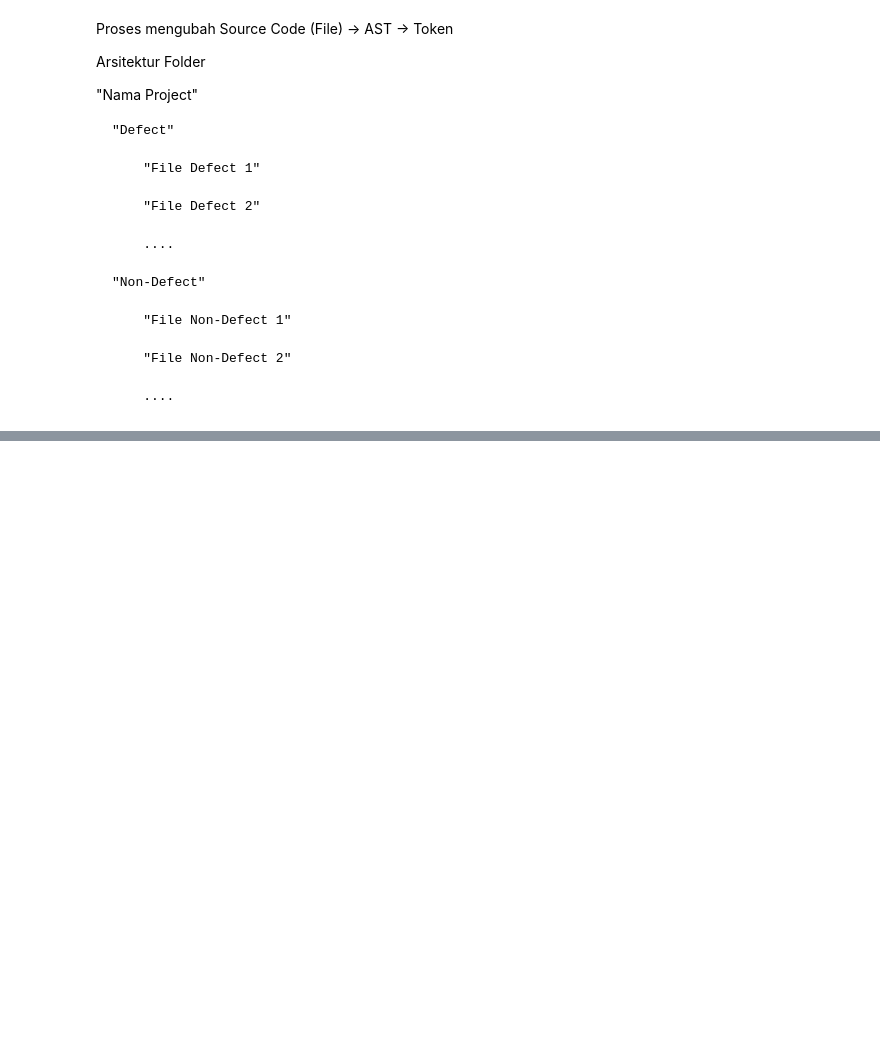
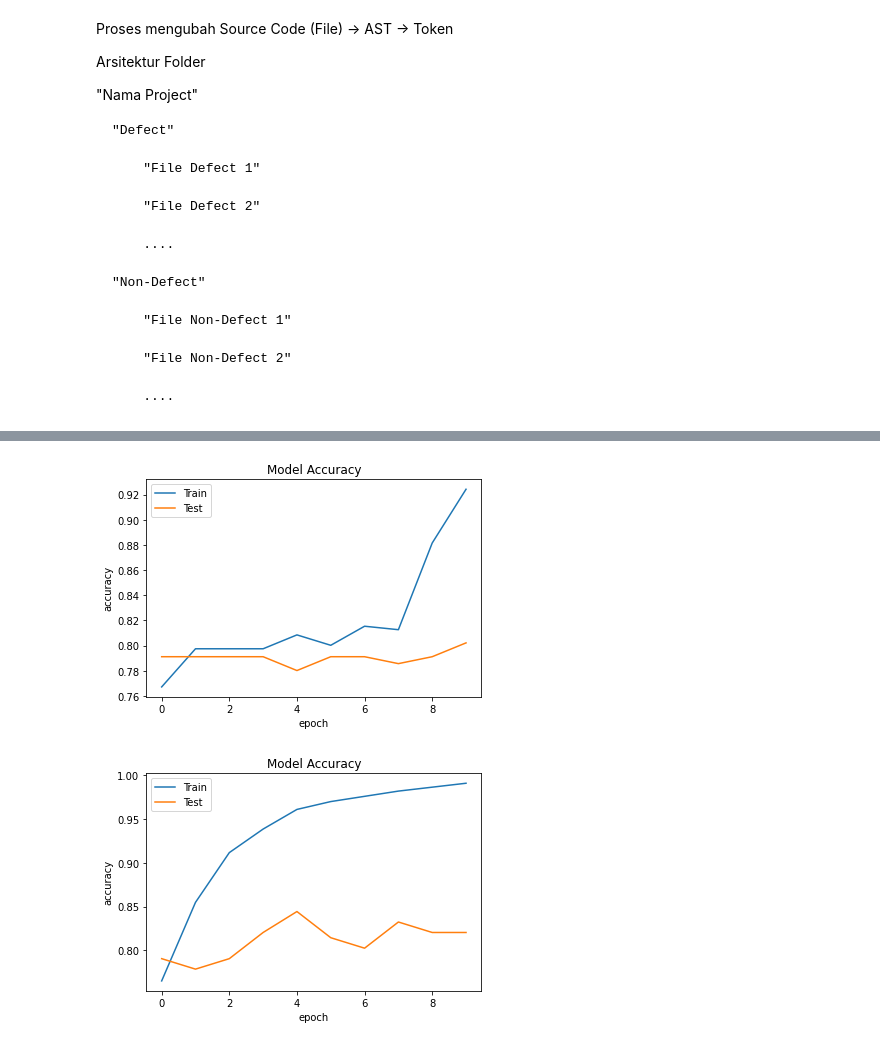
Before and after one commit to djrl10/SKRIPSI, a Jupyter notebook: LSTM_SDP.ipynb, the cells around one changed output, grey strips where cells are left out. Drawn from its saved outputs; the diff is of its cells as text; code cells hidden in the pictures; blank space fills up the shorter version.

```diff
--- a/LSTM_SDP.ipynb
+++ b/LSTM_SDP.ipynb
@@ -479,0 +515,9 @@ for key in datasets.keys():
+# %%
+# model fit
+results = dict()
+for key in datasets.keys():
+  hasil = model2.fit(padded_trains[key], label_trains[key], epochs=10,
+                    steps_per_epoch =14, validation_data=(padded_tests[key], label_tests[key]), verbose=2,
+                    validation_steps=14)
+  print(hasil.history['accuracy'])
+  results.update({key:hasil})
@@ -479,0 +542,12 @@ for key in datasets.keys():
+# %%
+for key in datasets.keys():
+  plt.plot(results[key].history['accuracy'])
+  plt.plot(results[key].history['val_accuracy'])
+  plt.title('Model Accuracy')
+  plt.ylabel('accuracy')
+  plt.xlabel('epoch')
+  plt.legend(['Train', 'Test'], loc='upper left')
+  plt.show()
+# %% [output]
+[figure, added]
+[figure, added]
```
Also changed, not shown: parts of 49 cells of this notebook.
